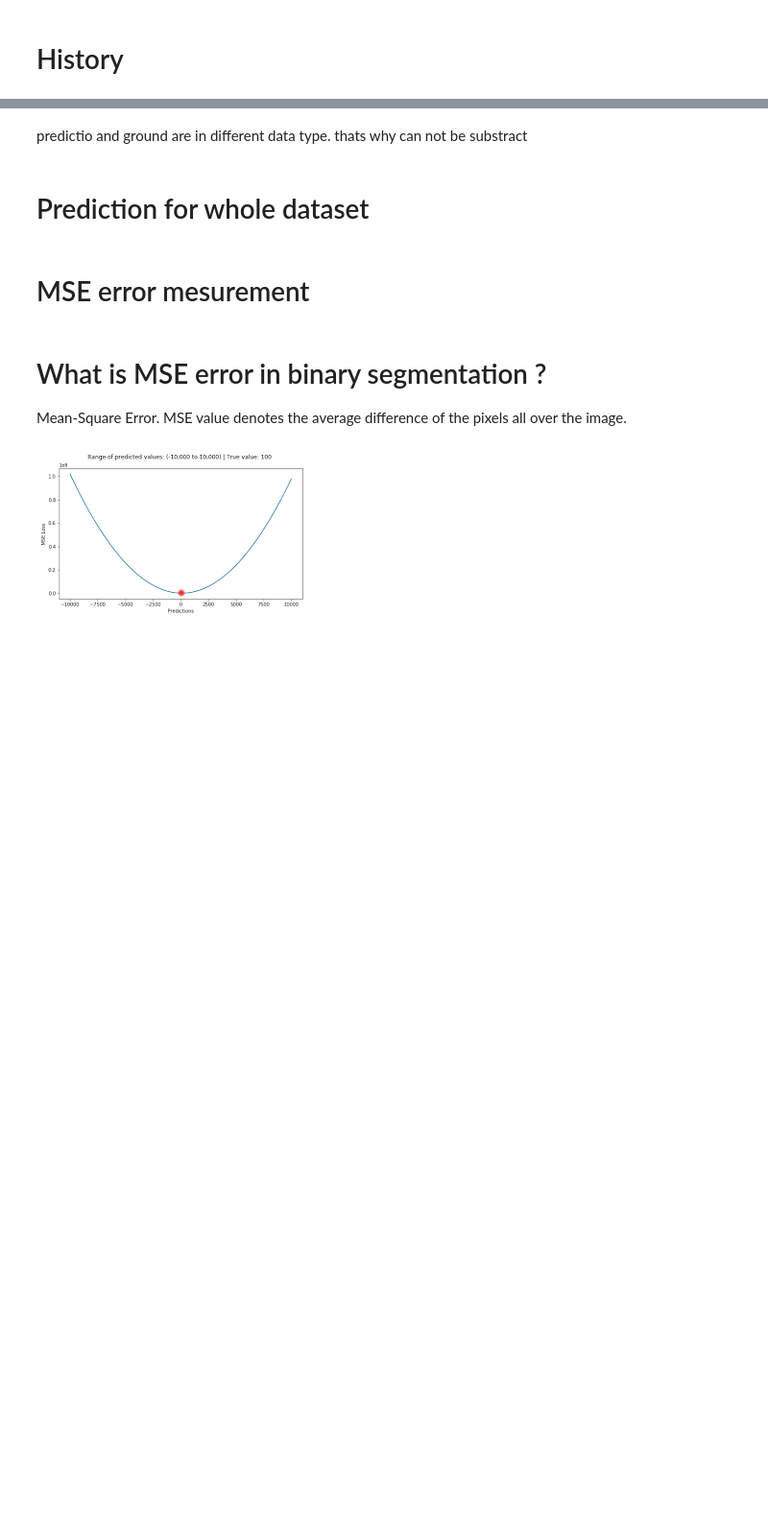
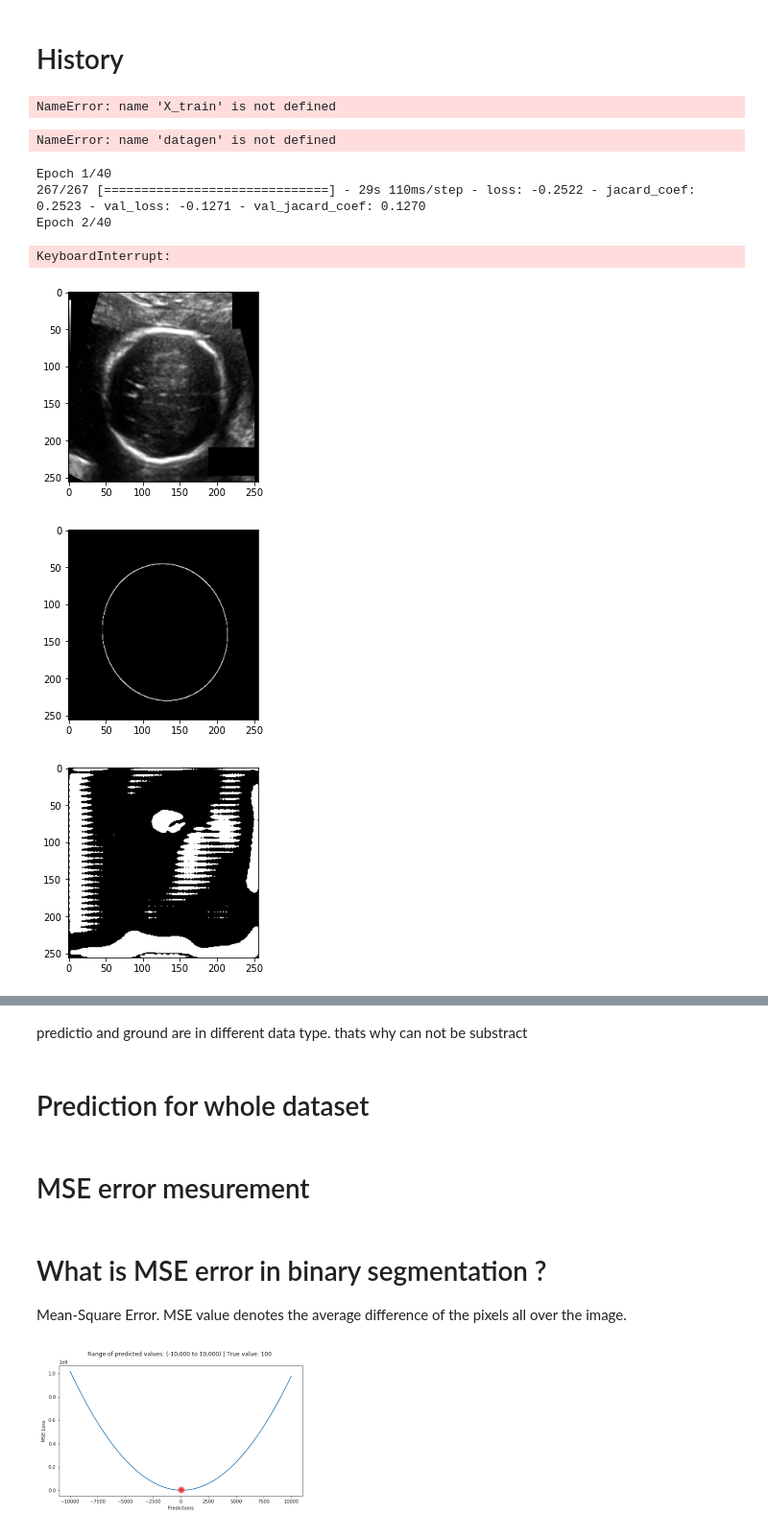
Before and after one commit to LimonHalder/C-_Programming, a Jupyter notebook: binary-segmentation-using-u-net.ipynb, the cells around one changed output, grey strips where cells are left out. Shown at 96% size. Cells and saved outputs as stored; diff of their text form; code cells hidden in the pictures; blank space fills up the shorter version.

Commit message:
Kaggle Notebook | Binary Segmentation using U_net | Version 14

```diff
--- a/binary-segmentation-using-u-net.ipynb
+++ b/binary-segmentation-using-u-net.ipynb
@@ -166,2 +201,2 @@ model.summary()
 # %%
-model.compile(optimizer=Adam(learning_rate=0.0001),loss='binary_crossentropy',metrics=["accuracy"])
+#model.compile(optimizer=Adam(learning_rate=0.0001),loss='mean_squared_error',metrics=["mse"])
@@ -170,9 +285,56 @@ model.compile(optimizer=Adam(learning_rate=0.0001),loss='binary_crossentropy',me
+# %%
+
+from keras.preprocessing.image import ImageDataGenerator
+
+# Create an ImageDataGenerator object
+datagen = ImageDataGenerator(
+    rotation_range=40,
+    shear_range=0.2,
+    #zoom_range=0.2,
+    horizontal_flip=True,
+    fill_mode='nearest')
+
+# Load your data
+
+
+# Fit the ImageDataGenerator on the training data
+datagen.fit(X_train)
+X=[]
+Y=[]
+# Use the ImageDataGenerator to generate augmented images
+for X_batch, y_batch in datagen.flow(X_train, y_train,  batch_size=1):
+
+    X.append(X_batch)
+    Y.append(y_batch)
+
+history=model.fit(X,Y,                 batch_size=3,
+                 verbose=1,
+                 epochs=400,
+                 validation_data=(X_test,y_test),
+                 shuffle=False)
+# %% [output]
+NameError: name 'X_train' is not defined
+# %%
+train=datagen.flow(X_train, y_train)
+history=model.fit(train,
+       # batch_size=320,
+        verbose=1,
+        epochs=400,
+        validation_data=(X_test,y_test),
+        shuffle=False)
+# %% [output]
+NameError: name 'datagen' is not defined
 # %%
 history=model.fit(X_train,y_train,
                  batch_size=3,
                  verbose=1,
-                 epochs=3,
+                 epochs=40,
                  validation_data=(X_test,y_test),
                  shuffle=False)
+# %% [output]
+Epoch 1/40
+267/267 [==============================] - 29s 110ms/step - loss: -0.2522 - jacard_coef: 0.2523 - val_loss: -0.1271 - val_jacard_coef: 0.1270
+Epoch 2/40
+KeyboardInterrupt:
 # %%
 s=X_test[8]
@@ -181,26 +345,30 @@ predicts=model.predict(X_test)
 # %%
 thrshold=0
 test_img_number=random.randint(0,len(X_test))
 test_img=X_test[test_img_number]
 ground_truth=y_test[test_img_number]
 test_image_input=np.expand_dims(test_img,0)
 predictio=(model.predict(test_image_input)[0,:,:,:]>.15).astype(np.uint8)
 #predictio=(model.predict(test_image_input)[0,:,:,:]>.15)
 
 
 plt.figure(figsize=(16,8))
 plt.title("testing Image")
 plt.subplot(221)
 plt.imshow(test_img[:,:,:],cmap='gray')
 
 plt.figure(figsize=(16,8))
 plt.title("true value")
 plt.subplot(222)
 plt.imshow(ground_truth[:,:,:],cmap='gray')
 
 
 plt.figure(figsize=(16,8))
 plt.title("predicted")
 plt.subplot(223)
-plt.imshow(predicts[6],cmap='gray')
+plt.imshow(predictio,cmap='gray')
 plt.show()
+# %% [output]
+[figure, added]
+[figure, added]
+[figure, added]
```
Also changed, not shown: parts of 38 cells of this notebook.
